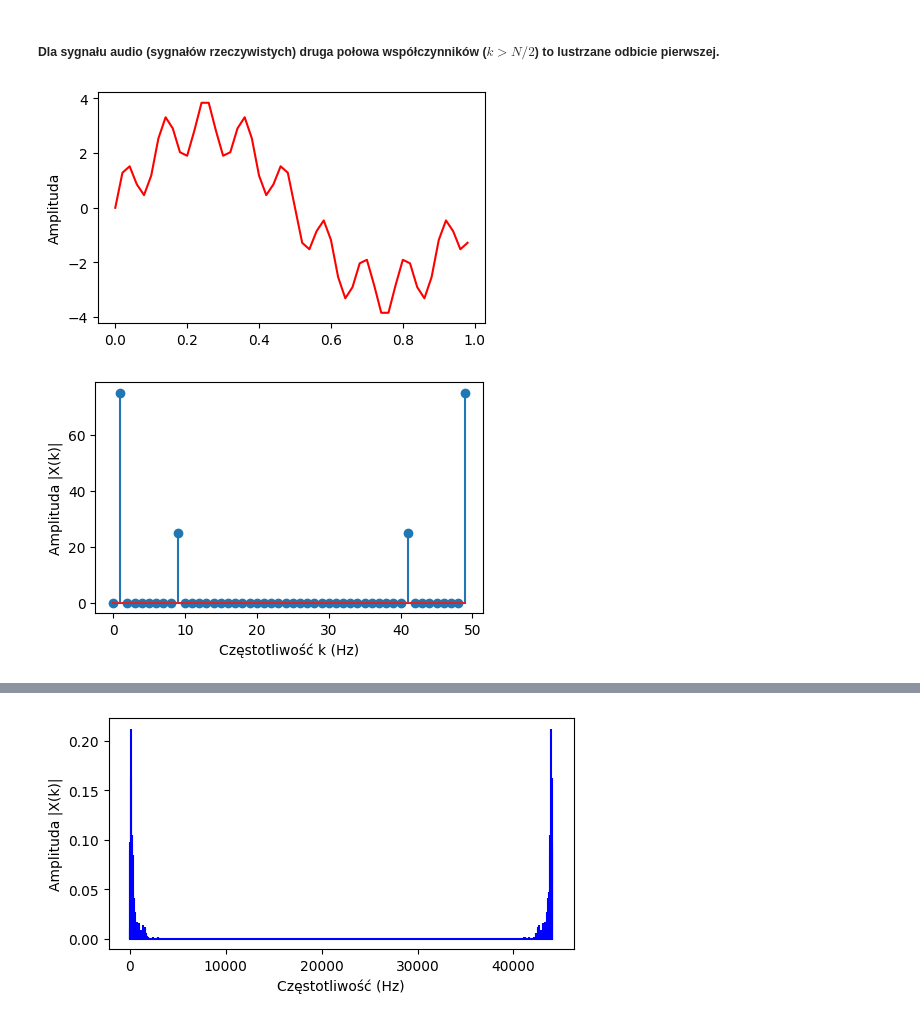
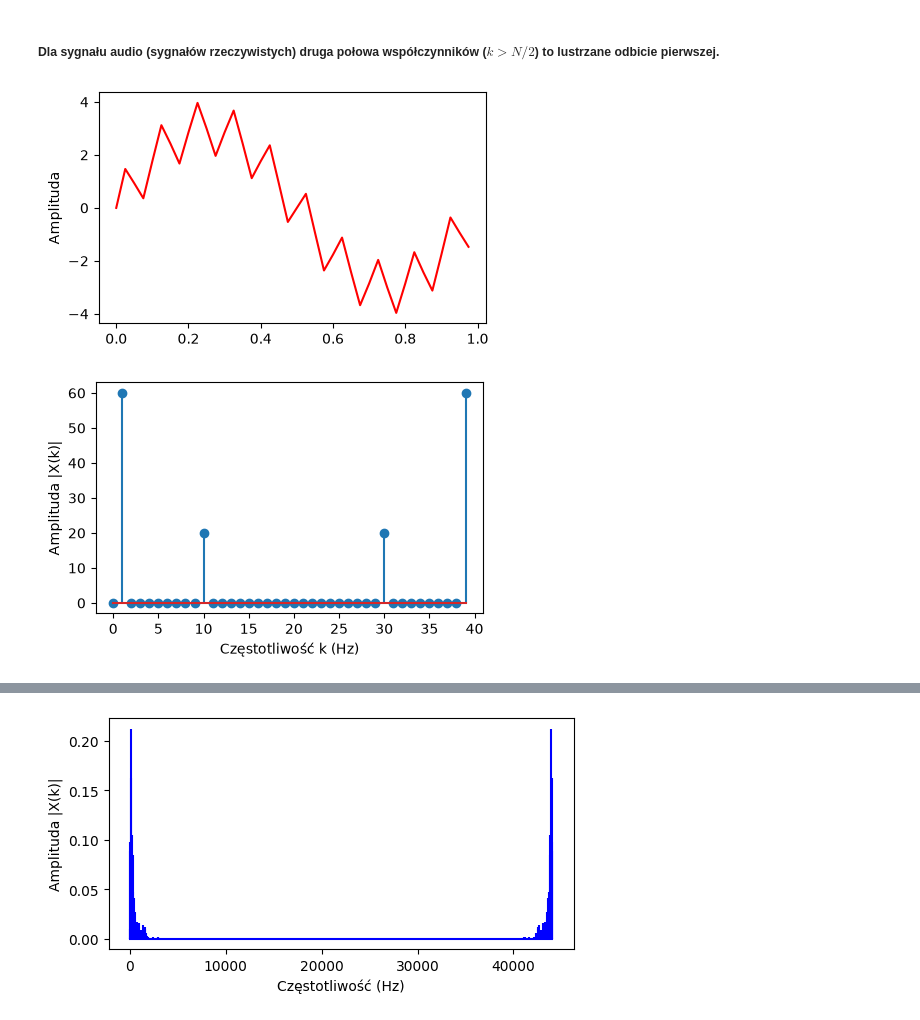
Before and after one commit to khaczkiewicz/instrument-recognition-project, a Jupyter notebook: mel_spectrogram.ipynb, the cells around one changed output, grey strips where cells are left out. Cells and saved outputs as stored; diff of their text form; code cells hidden in the pictures.

```diff
--- a/mel_spectrogram.ipynb
+++ b/mel_spectrogram.ipynb
@@ -318,42 +263,42 @@ Maksymalny błąd bezwzględny: 4.57e-13
 # Gdy częstotliwości to liczby całkowite
 
 # sampling rate
-sr = 50
+sr = 40
 # sampling interval
 ts = 1.0/sr
 t = np.arange(0,1,ts)
 
 freq = 1
 x = 3*np.sin(2*np.pi*freq*t)
 
-freq = 9
+freq = 10
 x += np.sin(2*np.pi*freq*t)
 
 #freq = 10
 #x += 0.5* np.sin(2*np.pi*freq*t)
 
 plt.figure(figsize = (5, 3))
 plt.plot(t, x, 'r')
 plt.ylabel('Amplituda')
 
 plt.show()
 
 dft_x = DFT(x)
 
 N = len(dft_x)
 n = np.arange(N)
 T = N/sr
 freq = n/T
 
 
 plt.figure(figsize = (5, 3))
 plt.stem(freq, abs(dft_x))
 plt.xlabel('Częstotliwość k (Hz)')
 plt.ylabel('Amplituda |X(k)|')
 plt.show()
 # %% [output]
-[figure, old version]
+[figure, new version]
-[figure, old version]
+[figure, new version]
 # %%
 ## Przykład przecieku widma
 
```
Also changed, not shown: parts of 15 cells of this notebook.
